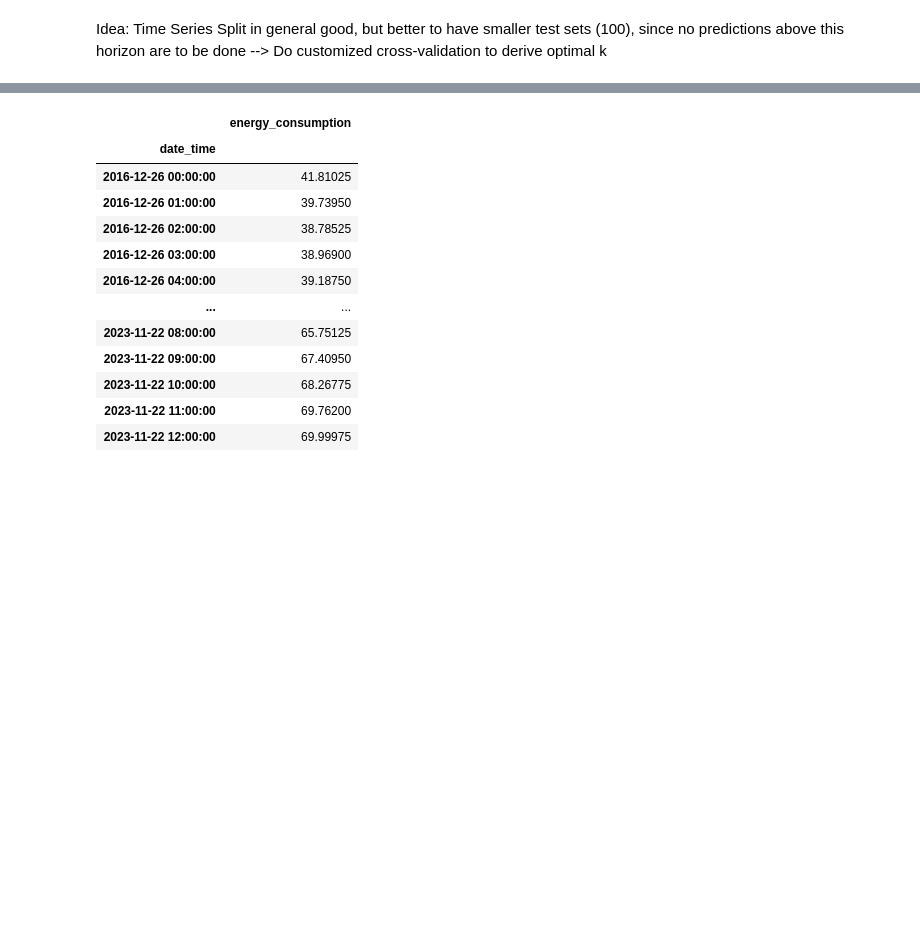
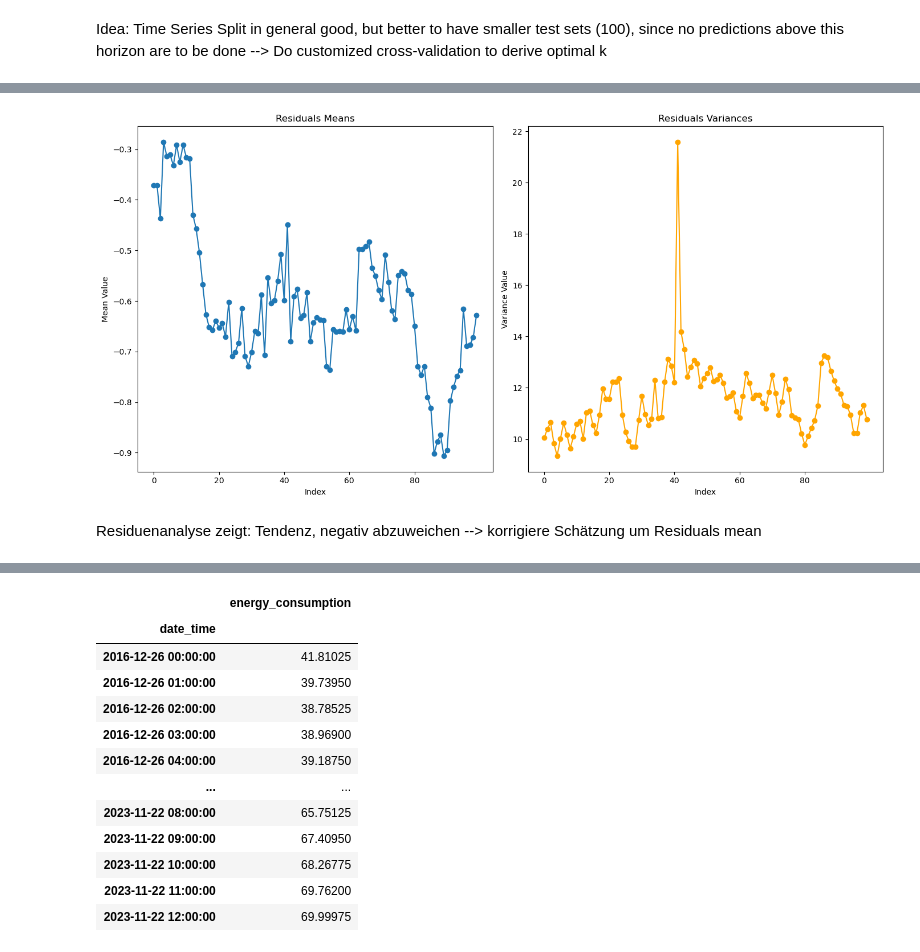
Before and after one commit to mweinreuter/PTSFC, a Jupyter notebook: energy_consumption/models/knn/knn.ipynb, the cells around one changed output, grey strips where cells are left out. Drawn from its saved outputs; the diff is of its cells as text; code cells hidden in the pictures; blank space fills up the shorter version.

```diff
--- a/energy_consumption/models/knn/knn.ipynb
+++ b/energy_consumption/models/knn/knn.ipynb
@@ -335,3 +399,43 @@ Interesting:
+# %%
+import pandas as pd
+import matplotlib.pyplot as plt
+
+# Create a data frame from the calculated means and variances
+characteristics_df = pd.DataFrame(
+    {'Means': residuals_means, 'Variances': residuals_variances})
+
+# Plotting
+plt.figure(figsize=(14, 7))  # Adjusted the figure size for better visibility
+
+# Plot Means
+plt.subplot(1, 2, 1)
+# Use plt.plot() for lines
+plt.plot(characteristics_df.index, characteristics_df['Means'], marker='o')
+plt.title('Residuals Means')
+plt.xlabel('Index')
+plt.ylabel('Mean Value')
+# Set x-axis ticks with a step of 10
+plt.xticks(characteristics_df.index[::(len(characteristics_df) // 5)])
+
+# Plot Variances
+plt.subplot(1, 2, 2)
+# Use plt.plot() for lines
+plt.plot(characteristics_df.index,
+         characteristics_df['Variances'], color='orange', marker='o')
+plt.title('Residuals Variances')
+plt.xlabel('Index')
+plt.ylabel('Variance Value')
+plt.xticks(characteristics_df.index[::(len(characteristics_df) // 5)])
+
+# Adjust layout
+plt.tight_layout()
+
+# Show the plot
+plt.show()
+# %% [output]
+[figure, added]
+# %% [markdown]
+Residuenanalyse zeigt: Tendenz, negativ abzuweichen --> korrigiere Schätzung um Residuals mean
 # %%
 import seaborn as sns
 
```
Also changed, not shown: parts of 27 cells of this notebook, 12 other files.
